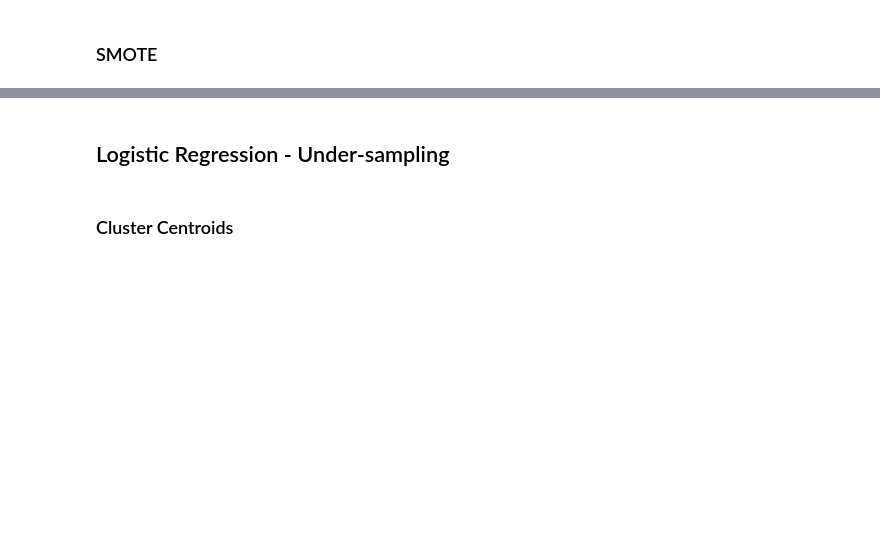
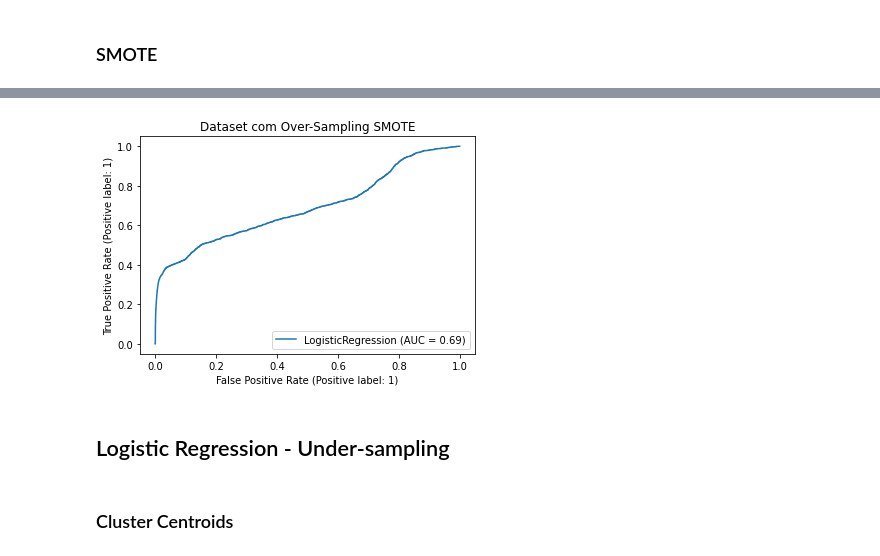
Before and after one commit to casjunior93/Tera---Desafio-de-classificacao, a Jupyter notebook: TERA_Desafio_de_Classificação.ipynb, the cells around one changed output, grey strips where cells are left out. Cells and saved outputs as stored; diff of their text form; code cells hidden in the pictures; blank space fills up the shorter version.

```diff
--- a/TERA_Desafio_de_Classificação.ipynb
+++ b/TERA_Desafio_de_Classificação.ipynb
@@ -423,5 +509,5 @@ print('Resultado após o oversampling %s' % Counter(y_over))
 # %%
-logreg = LogisticRegression()
-logreg.fit(X_over, y_over)
-y_pred = logreg.predict(X_test)
+logreg_smote = LogisticRegression()
+logreg_smote.fit(X_over, y_over)
+y_pred = logreg_smote.predict(X_test)
 confusion_matrix(y_test, y_pred)
@@ -430,7 +528,9 @@ print(classification_report(y_test, y_pred, target_names=['Não Fraude', 'Fraude
 # %%
-metrics.plot_roc_curve(logreg, X_test, y_test)
+metrics.plot_roc_curve(logreg_smote, X_test, y_test)
 plt.title("Dataset com Over-Sampling SMOTE")
 plt.show()
+# %% [output]
+[figure, added]
 # %% [markdown]
 ## Logistic Regression - Under-sampling
 # %% [markdown]
```
Also changed, not shown: parts of 88 cells of this notebook.
